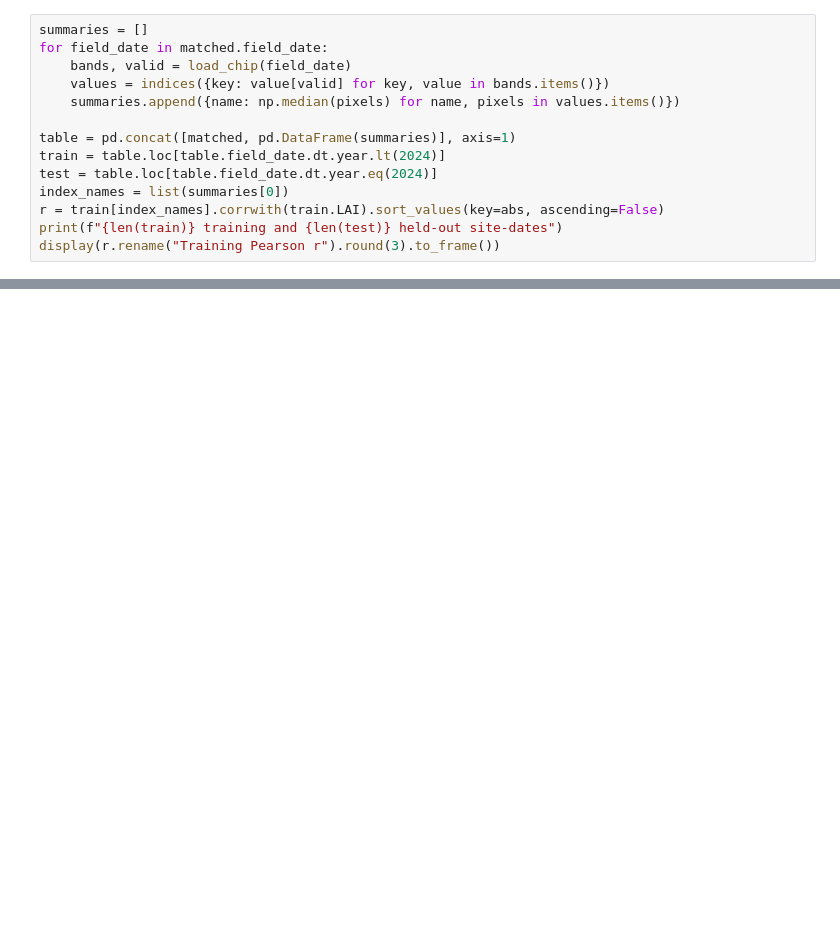
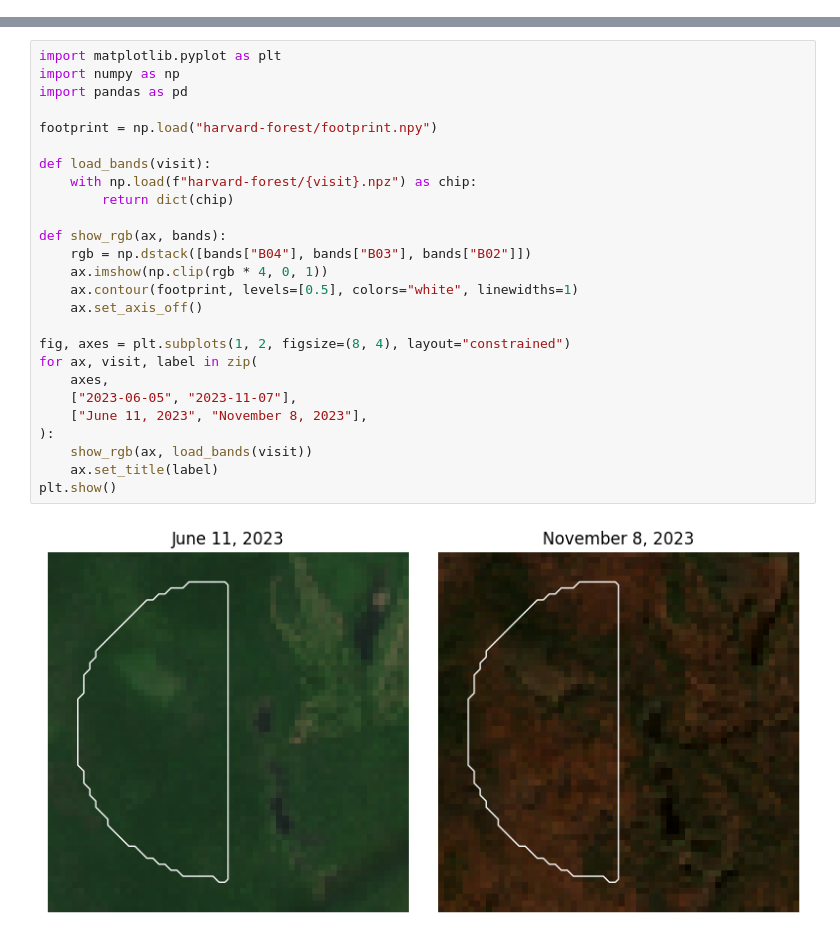
Before and after one commit to jfemiani/cse620b-public, a Jupyter notebook: labs/harvard-forest-lai.ipynb, the cells around one changed output, grey strips where cells are left out. Cells and saved outputs as stored; diff of their text form; blank space fills up the shorter version.

```diff
--- a/labs/harvard-forest-lai.ipynb
+++ b/labs/harvard-forest-lai.ipynb
@@ -153,14 +23,0 @@ Pick an optical index and a radar index to compare.
-# %%
-summaries = []
-for field_date in matched.field_date:
-    bands, valid = load_chip(field_date)
-    values = indices({key: value[valid] for key, value in bands.items()})
-    summaries.append({name: np.median(pixels) for name, pixels in values.items()})
-
-table = pd.concat([matched, pd.DataFrame(summaries)], axis=1)
-train = table.loc[table.field_date.dt.year.lt(2024)]
-test = table.loc[table.field_date.dt.year.eq(2024)]
-index_names = list(summaries[0])
-r = train[index_names].corrwith(train.LAI).sort_values(key=abs, ascending=False)
-print(f"{len(train)} training and {len(test)} held-out site-dates")
-display(r.rename("Training Pearson r").round(3).to_frame())
@@ -191,0 +30,28 @@ plt.show()
+# %%
+import matplotlib.pyplot as plt
+import numpy as np
+import pandas as pd
+
+footprint = np.load("harvard-forest/footprint.npy")
+
+def load_bands(visit):
+    with np.load(f"harvard-forest/{visit}.npz") as chip:
+        return dict(chip)
+
+def show_rgb(ax, bands):
+    rgb = np.dstack([bands["B04"], bands["B03"], bands["B02"]])
+    ax.imshow(np.clip(rgb * 4, 0, 1))
+    ax.contour(footprint, levels=[0.5], colors="white", linewidths=1)
+    ax.set_axis_off()
+
+fig, axes = plt.subplots(1, 2, figsize=(8, 4), layout="constrained")
+for ax, visit, label in zip(
+    axes,
+    ["2023-06-05", "2023-11-07"],
+    ["June 11, 2023", "November 8, 2023"],
+):
+    show_rgb(ax, load_bands(visit))
+    ax.set_title(label)
+plt.show()
+# %% [output]
+[figure, added]
```
Also changed, not shown: parts of 23 cells of this notebook.
